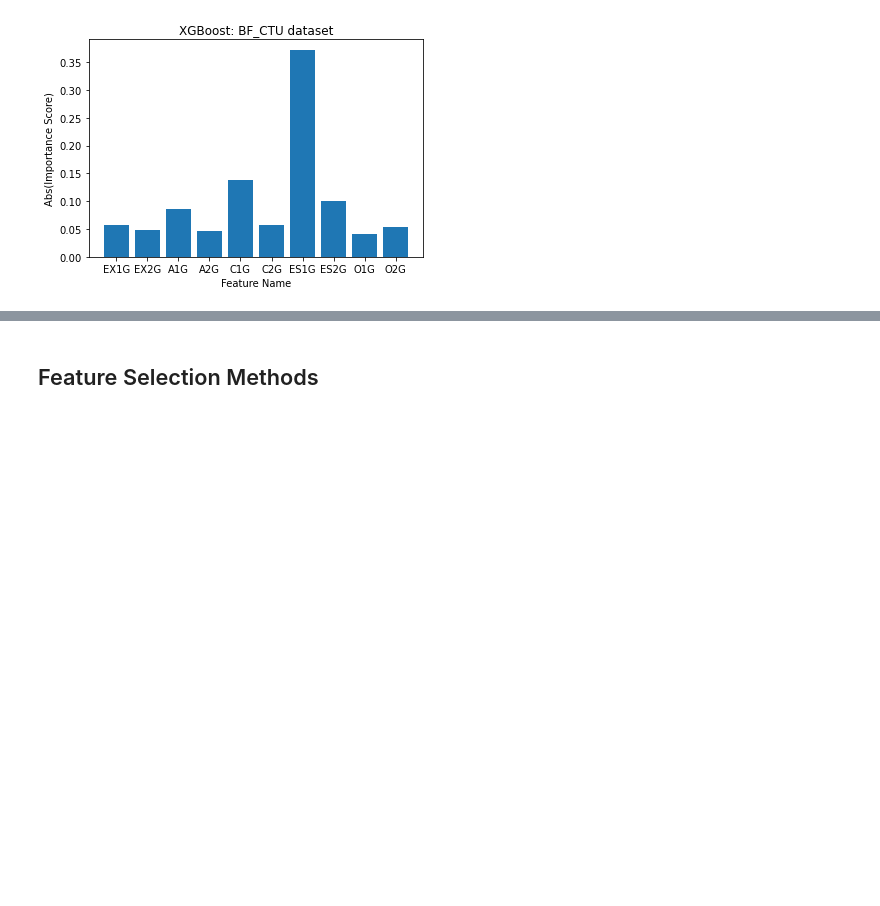
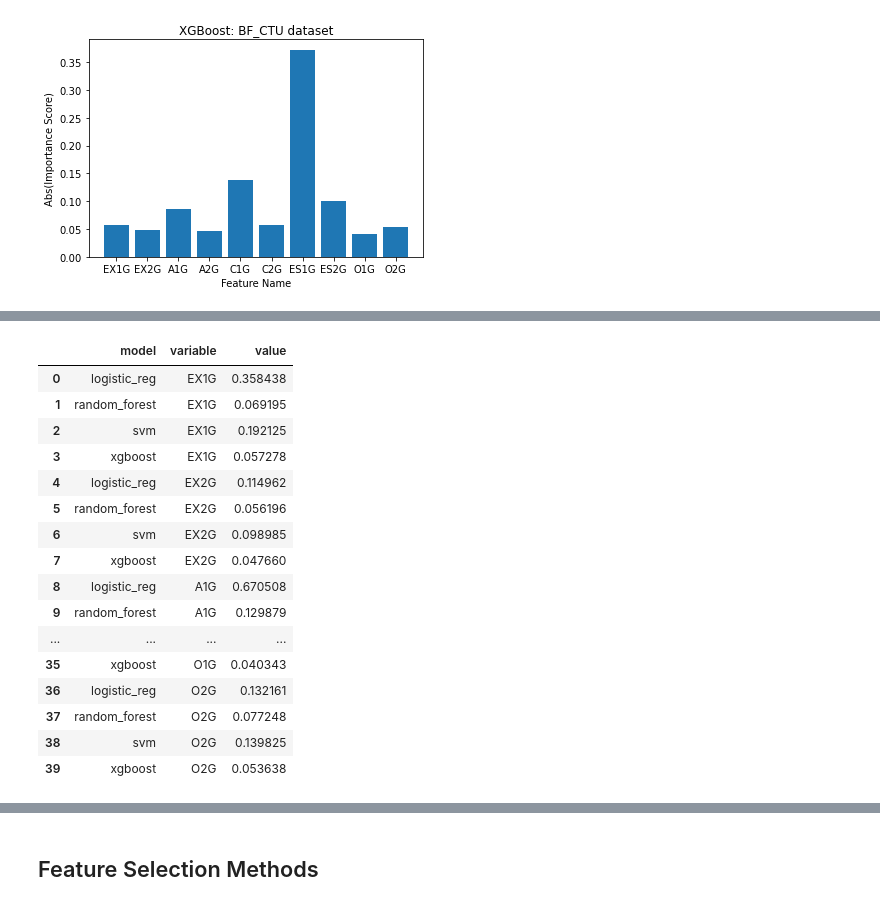
Before and after one commit to santiviquez/lie-detection, a Jupyter notebook: predictors_reliability.ipynb, the cells around one changed output, grey strips where cells are left out. Cells and saved outputs as stored; diff of their text form; code cells hidden in the pictures; blank space fills up the shorter version.

```diff
--- a/predictors_reliability.ipynb
+++ b/predictors_reliability.ipynb
@@ -138,10 +138,10 @@ clf = svm.SVC(kernel="linear")
 output = evaluate_clf(BF_CTU_df, clf, cv=5)
 
 f1_score = np.mean(output["test_score"])
-feature_importance = get_feature_importance(output)
+feature_importance_svm = get_feature_importance(output)
 
 print(f"Cross-Validated F1-Score: {f1_score}")
-plot_feature_importance(feature_importance, title="SVM Classifier: BF_CTU dataset")
+plot_feature_importance(feature_importance_svm, title="SVM Classifier: BF_CTU dataset")
 # %% [output]
 Cross-Validated F1-Score: 0.8316540153684902
 [figure]
@@ -161,0 +181,21 @@ Cross-Validated F1-Score: 0.8090204566675154
+# %%
+comparison_df = comparison_df.melt(id_vars=["model"])
+comparison_df
+# %% [output]
+|  | model | variable | value |
+| 0 | logistic_reg | EX1G | 0.358438 |
+| 1 | random_forest | EX1G | 0.069195 |
+| 2 | svm | EX1G | 0.192125 |
+| 3 | xgboost | EX1G | 0.057278 |
+| 4 | logistic_reg | EX2G | 0.114962 |
+| 5 | random_forest | EX2G | 0.056196 |
+| 6 | svm | EX2G | 0.098985 |
+| 7 | xgboost | EX2G | 0.047660 |
+| 8 | logistic_reg | A1G | 0.670508 |
+| 9 | random_forest | A1G | 0.129879 |
+| ... | ... | ... | ... |
+| 35 | xgboost | O1G | 0.040343 |
+| 36 | logistic_reg | O2G | 0.132161 |
+| 37 | random_forest | O2G | 0.077248 |
+| 38 | svm | O2G | 0.139825 |
+| 39 | xgboost | O2G | 0.053638 |
```
Also changed, not shown: parts of 7 cells of this notebook.
